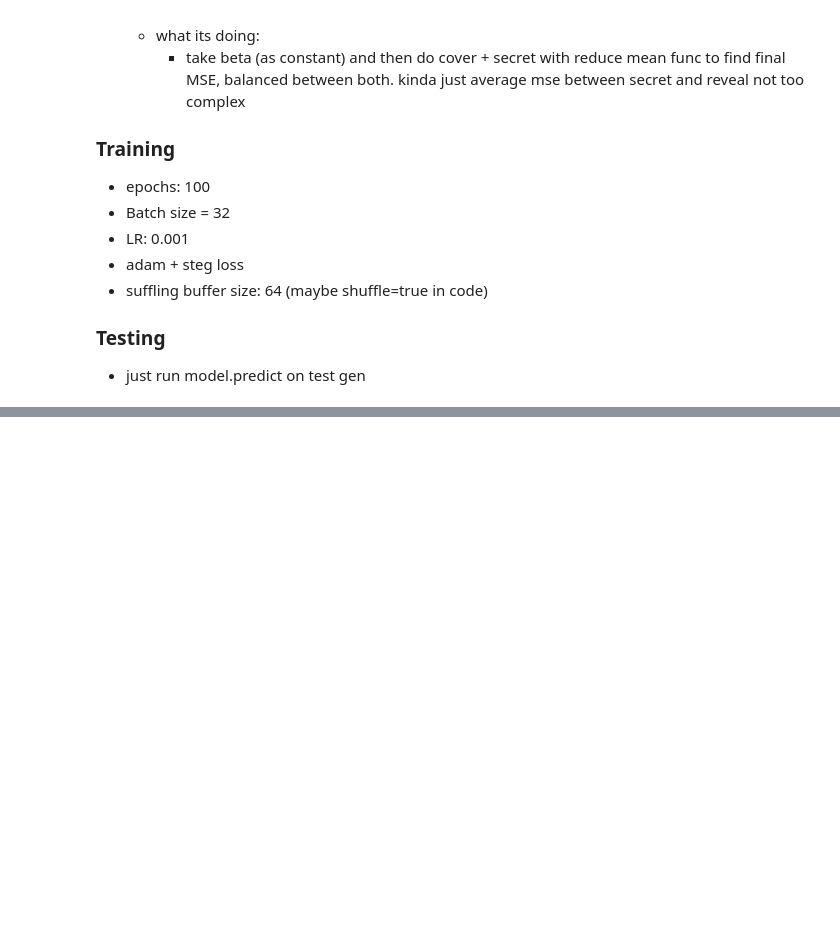
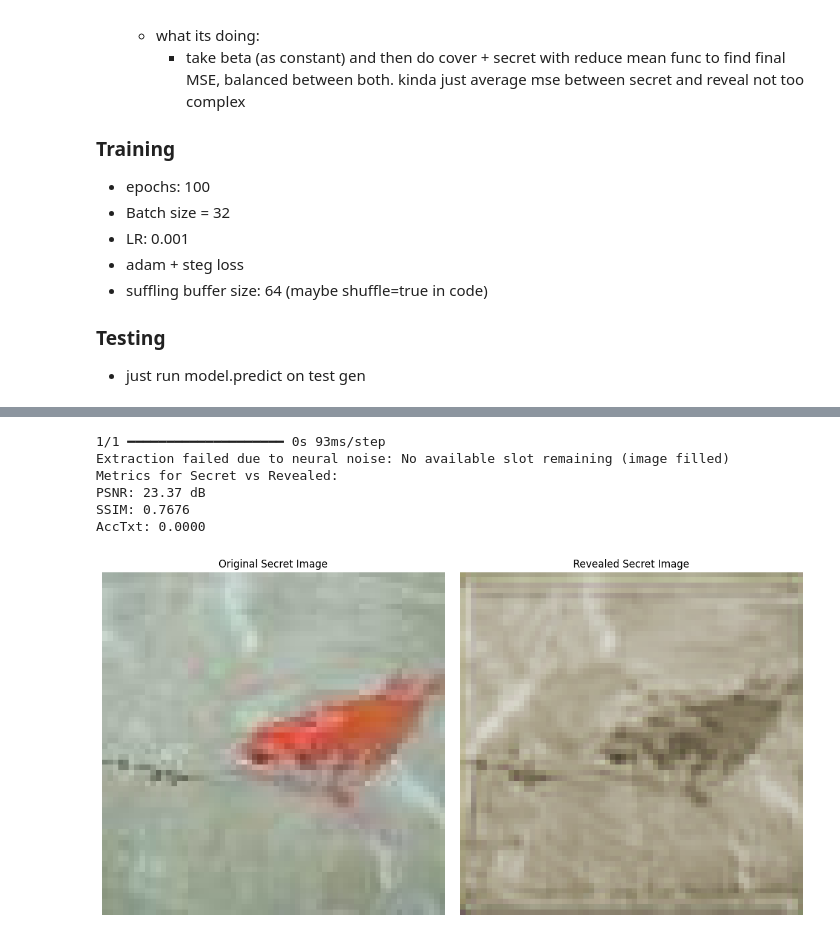
Before and after one commit to anthonysasso2001/DeepStenographyAuditProj, a Jupyter notebook: TargetModelA.ipynb, the cells around one changed output, grey strips where cells are left out. Saved outputs shown, nothing was run; the diff lists cells and outputs as text; code cells hidden in the pictures; blank space fills up the shorter version.

Commit message:
now fixed with further tweaks, just need to run on full epoch / dataset to have enough ssim for recovering secret text

```diff
--- a/TargetModelA.ipynb
+++ b/TargetModelA.ipynb
@@ -393,6 +441,7 @@ reveal_model.compile(optimizer='adam', loss='mse')
 reveal_model.save('standalone_reveal.keras')
 # %%
 import matplotlib.pyplot as plt
+
 def calculate_metrics(img1, img2):
     # Ensure inputs are tensors
     img1 = tf.convert_to_tensor(img1)
@@ -402,64 +451,71 @@ def calculate_metrics(img1, img2):
     if len(img1.shape) == 3:
         img1 = tf.expand_dims(img1, axis=0)
     if len(img2.shape) == 3:
         img2 = tf.expand_dims(img2, axis=0)
 
     # Calculate metrics
     psnr = tf.image.psnr(img1, img2, max_val=1.0)
     ssim = tf.image.ssim(img1, img2, max_val=1.0)
 
     # .numpy() now returns an array, so [0] will work correctly
     return psnr.numpy()[0], ssim.numpy()[0]
 
 def AccTxt(original_txt,recovered_txt):
     T = len(original_txt)
 
     D = 0
 
     for i in original_txt:
         if original_txt[i] == recovered_txt[i]:
             D+=1
 
     return D/T*100
-np_test_cover = np.array([np.array(img) for img in c_test_imgs]).astype('float32') / 255.0
-np_test_secret = np.array([np.array(img) for img in s_test_steg]).astype('float32') / 255.0
 
-stego, revealed = model.predict([np_test_cover,np_test_secret])
+for cover, secret in test_dataset.batch(10).take(1):
+    stego, revealed = model.predict([cover,secret])
 
-final_acc = 0.0
-try:
-    revealed_uint8 = (revealed[0] * 255).astype(np.uint8)
-    # 2. Extract binary data using your LSBExtract function
-    extracted_bin = LSBExtract(revealed_uint8)
+    final_acc = 0.0
+    try:
+        revealed_uint8 = (revealed[0] * 255).astype(np.uint8)
+        # 2. Extract binary data using your LSBExtract function
+        extracted_bin = LSBExtract(revealed_uint8)
 
-    # 3. Decode Huffman
-    # Note: 'codec' must be the one created during training
-    final_text = HuffmanDecode(codec, extracted_bin)
-    print(f"recovered text: {final_text}")
-    final_acc = AccTxt(final_text)
-except Exception as e:
-    print(f"Extraction failed due to neural noise: {e}")
+        # 3. Decode Huffman
+        # Note: 'codec' must be the one created during training
+        final_text = HuffmanDecode(codec, extracted_bin)
+        print(f"recovered text: {final_text}")
+        final_acc = AccTxt(final_text)
+    except Exception as e:
+        print(f"Extraction failed due to neural noise: {e}")
 
-# 3. Print quantitative metrics for context
-psnr_val, ssim_val = calculate_metrics(np_test_secret[0],revealed[0])
+    # 3. Print quantitative metrics for context
+    psnr_val, ssim_val = calculate_metrics(secret[0],revealed[0])
 
-print(f"Metrics for Secret vs Revealed:")
-print(f"PSNR: {psnr_val:.2f} dB")
-print(f"SSIM: {ssim_val:.4f}")
-print(f"AccTxt: {final_acc:.4f}")
-plt.figure(figsize=(12, 6))
+    print(f"Metrics for Secret vs Revealed:")
+    print(f"PSNR: {psnr_val:.2f} dB")
+    print(f"SSIM: {ssim_val:.4f}")
+    print(f"AccTxt: {final_acc:.4f}")
+    plt.figure(figsize=(12, 6))
 
-# Original Secret Image
-plt.subplot(1, 2, 1)
-plt.title("Original Secret Image")
-plt.imshow(np_test_secret[0])
-plt.axis('off')
+    # Original Secret Image
+    plt.subplot(1, 2, 1)
+    plt.title("Original Secret Image")
+    plt.imshow(secret[0])
+    plt.axis('off')
 
-# Revealed Secret Image
-plt.subplot(1, 2, 2)
-plt.title("Revealed Secret Image")
-plt.imshow(revealed[0])
-plt.axis('off')
+    # Revealed Secret Image
+    plt.subplot(1, 2, 2)
+    plt.title("Revealed Secret Image")
+    plt.imshow(revealed[0])
+    plt.axis('off')
 
-plt.tight_layout()
-plt.show()
+    plt.tight_layout()
+    plt.show()
+# %% [output]
+1/1 ━━━━━━━━━━━━━━━━━━━━ 0s 93ms/step
+Extraction failed due to neural noise: No available slot remaining (image filled)
+Metrics for Secret vs Revealed:
+PSNR: 23.37 dB
+SSIM: 0.7676
+AccTxt: 0.0000
+[figure, added]
```
Also changed, not shown: parts of 2 cells of this notebook, 2 other files.
